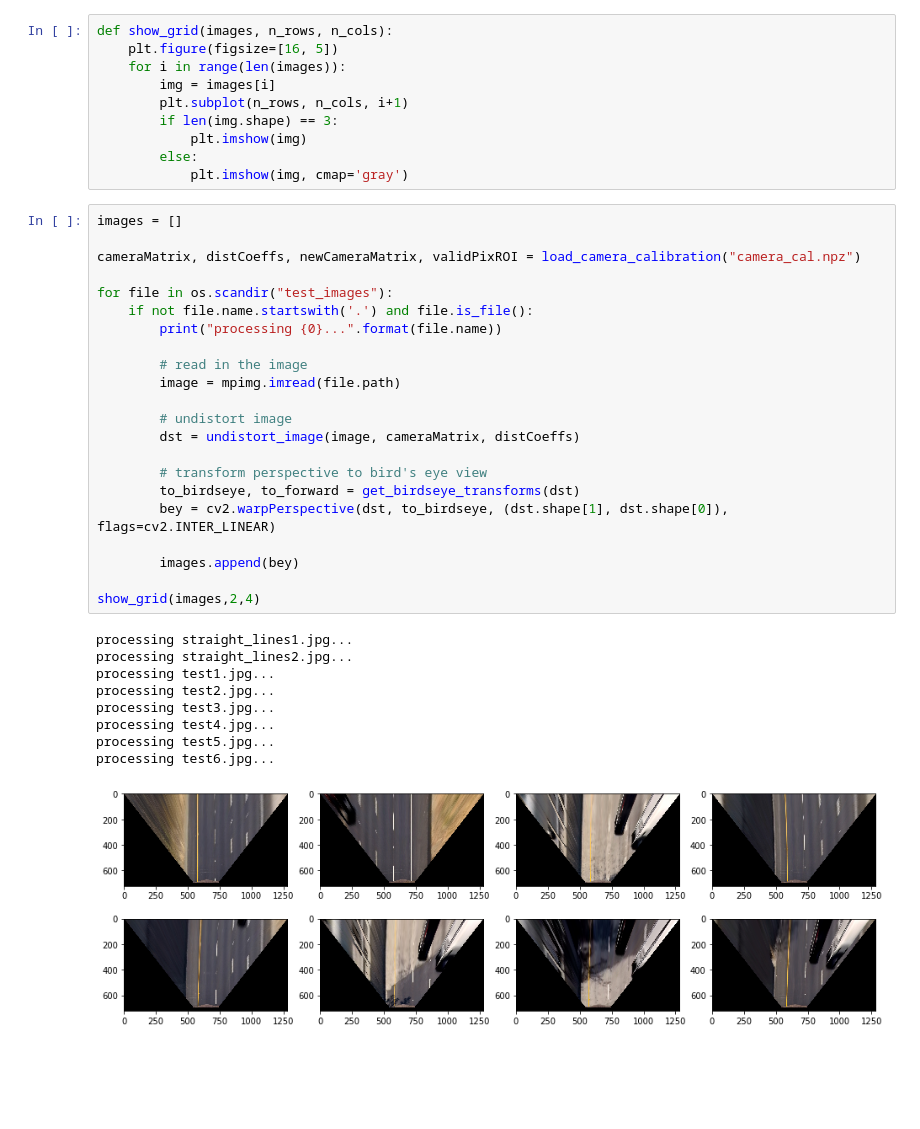
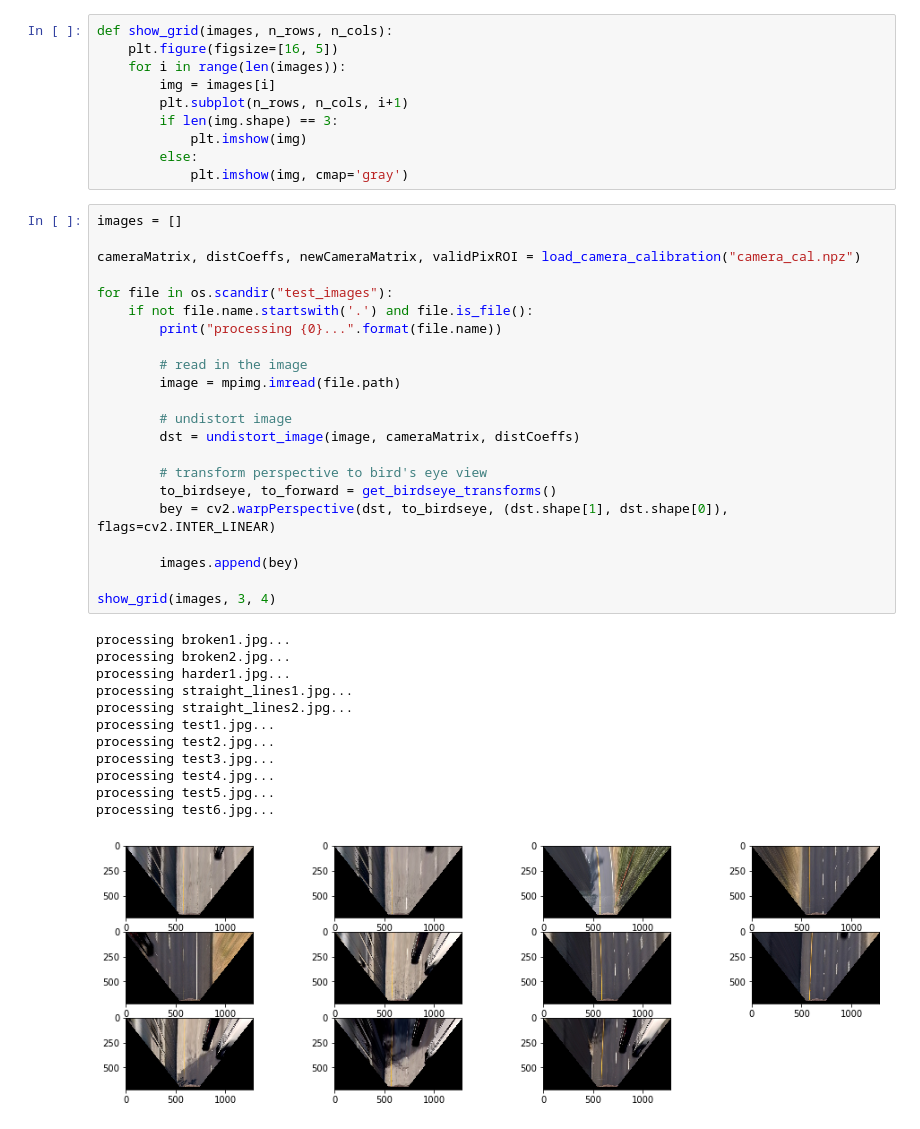
Before and after one commit to anandman/CarND-Advanced-Lane-Lines, a Jupyter notebook: sobel_tuner.ipynb, the cells around one changed output. Drawn from its saved outputs; the diff is of its cells as text; blank space fills up the shorter version.

```diff
--- a/sobel_tuner.ipynb
+++ b/sobel_tuner.ipynb
@@ -22,35 +22,38 @@ def show_grid(images, n_rows, n_cols):
 # %%
 images = []
 
 cameraMatrix, distCoeffs, newCameraMatrix, validPixROI = load_camera_calibration("camera_cal.npz")
 
 for file in os.scandir("test_images"):
     if not file.name.startswith('.') and file.is_file():
         print("processing {0}...".format(file.name))
 
         # read in the image
         image = mpimg.imread(file.path)
 
         # undistort image
         dst = undistort_image(image, cameraMatrix, distCoeffs)
 
         # transform perspective to bird's eye view
-        to_birdseye, to_forward = get_birdseye_transforms(dst)
+        to_birdseye, to_forward = get_birdseye_transforms()
         bey = cv2.warpPerspective(dst, to_birdseye, (dst.shape[1], dst.shape[0]), flags=cv2.INTER_LINEAR)
 
         images.append(bey)
 
-show_grid(images,2,4)
+show_grid(images, 3, 4)
 # %% [output]
+processing broken1.jpg...
+processing broken2.jpg...
+processing harder1.jpg...
 processing straight_lines1.jpg...
 processing straight_lines2.jpg...
 processing test1.jpg...
 processing test2.jpg...
 processing test3.jpg...
 processing test4.jpg...
 processing test5.jpg...
 processing test6.jpg...
-[figure, old version]
+[figure, new version]
 # %%
 def my_gradient_threshold_lanes(img, abs_kernel=3, mag_kernel=3, dir_kernel=3,
                                 abs_thresh=(0, 255), mag_thresh=(0, 255), dir_thresh=(0, np.pi/2),
```
Also changed, not shown: parts of 3 cells of this notebook.
